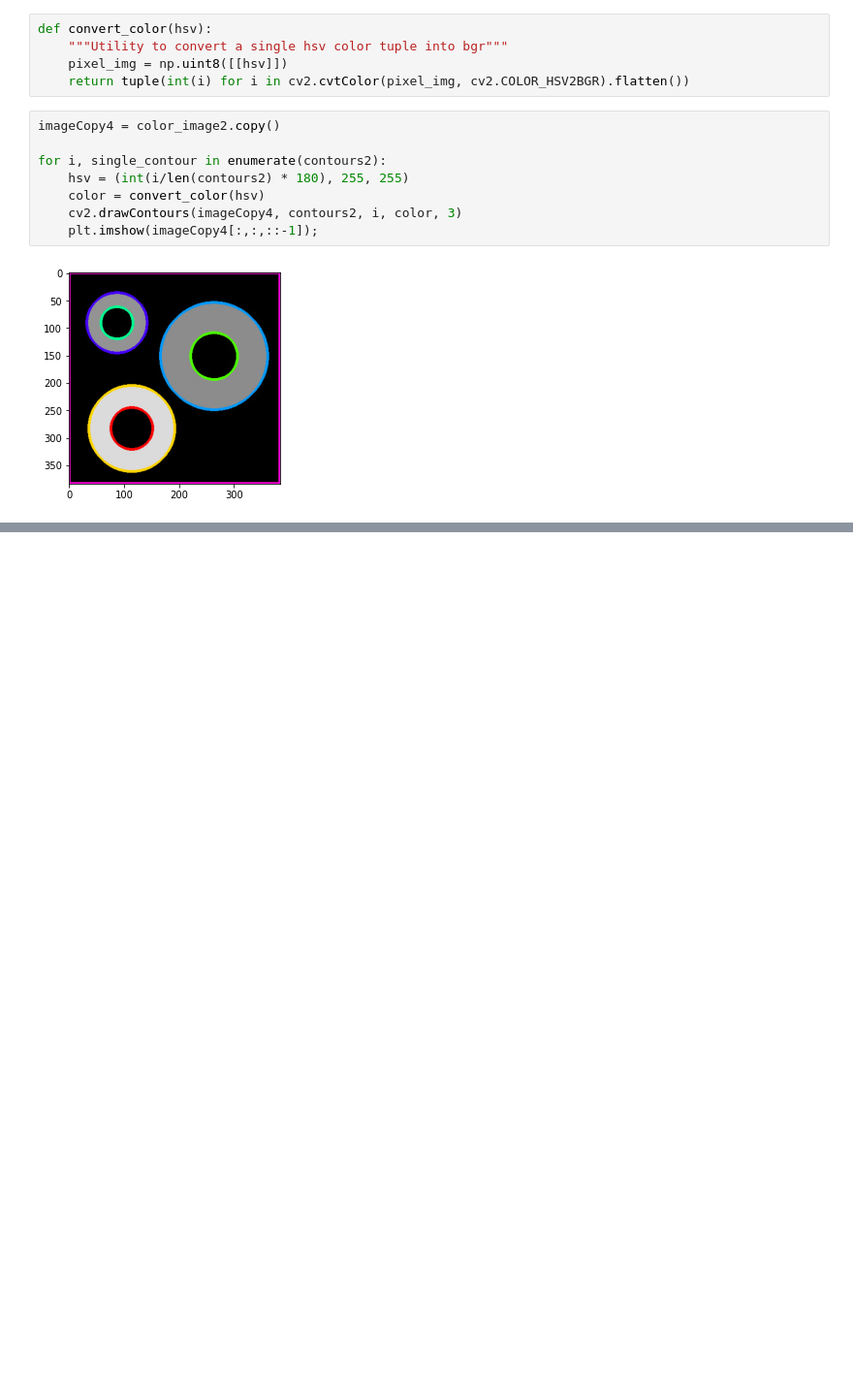
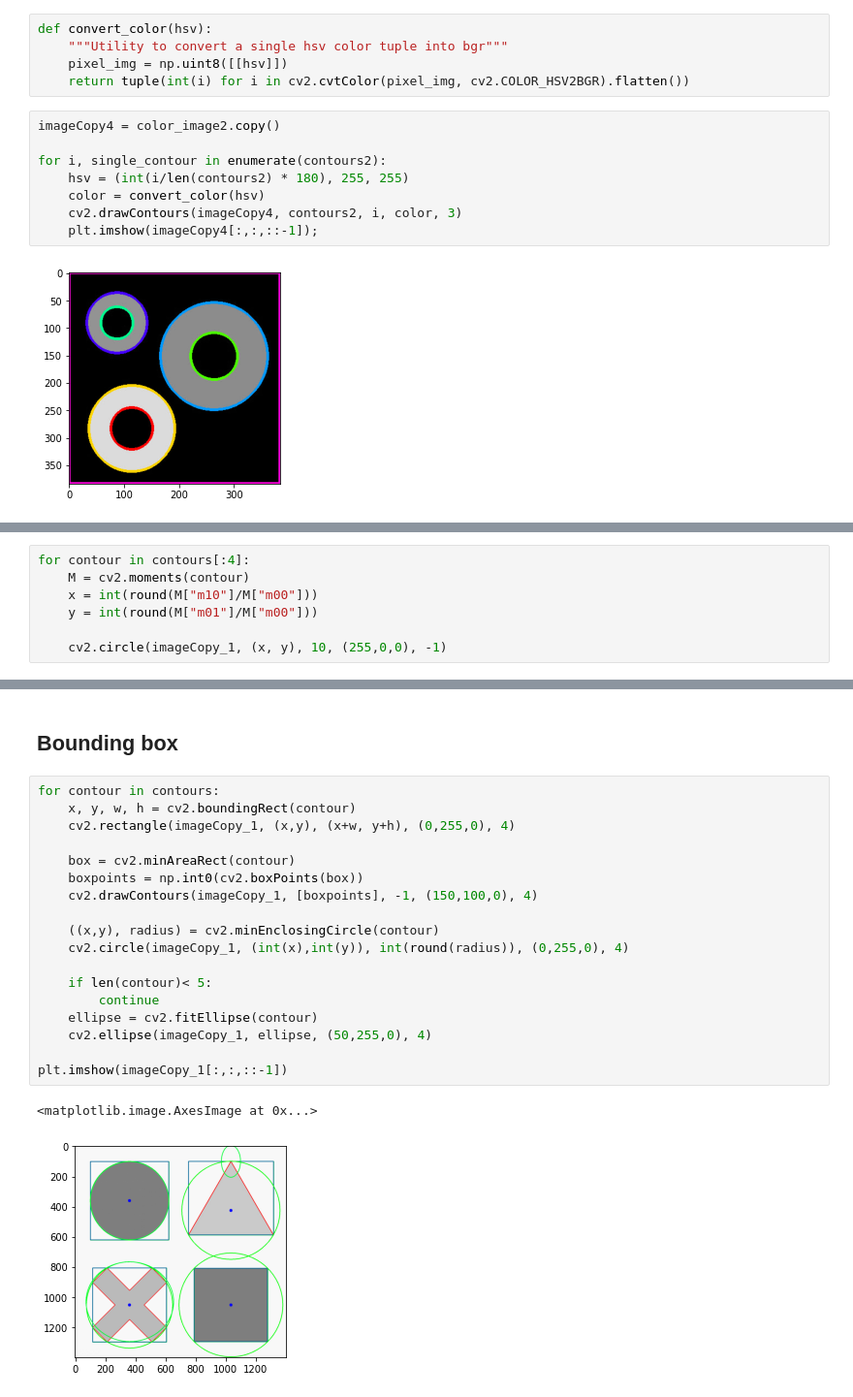
Before and after one commit to chinmaydas96/OpenCV-for-Beginner, a Jupyter notebook: Module-5-Contours/Test.ipynb, the cells around one changed output, grey strips where cells are left out. Shown: that part at 97% size. Drawn from its saved outputs; the diff is of its cells as text; blank space fills up the shorter version.

```diff
--- a/Module-5-Contours/Test.ipynb
+++ b/Module-5-Contours/Test.ipynb
@@ -105,0 +142,7 @@ for i, single_contour in enumerate(contours2):
+# %%
+for contour in contours[:4]:
+    M = cv2.moments(contour)
+    x = int(round(M["m10"]/M["m00"]))
+    y = int(round(M["m01"]/M["m00"]))
+
+    cv2.circle(imageCopy_1, (x, y), 10, (255,0,0), -1)
@@ -105,0 +164,23 @@ for i, single_contour in enumerate(contours2):
+# %% [markdown]
+## Bounding box
+# %%
+for contour in contours:
+    x, y, w, h = cv2.boundingRect(contour)
+    cv2.rectangle(imageCopy_1, (x,y), (x+w, y+h), (0,255,0), 4)
+
+    box = cv2.minAreaRect(contour)
+    boxpoints = np.int0(cv2.boxPoints(box))
+    cv2.drawContours(imageCopy_1, [boxpoints], -1, (150,100,0), 4)
+
+    ((x,y), radius) = cv2.minEnclosingCircle(contour)
+    cv2.circle(imageCopy_1, (int(x),int(y)), int(round(radius)), (0,255,0), 4)
+
+    if len(contour)< 5:
+        continue
+    ellipse = cv2.fitEllipse(contour)
+    cv2.ellipse(imageCopy_1, ellipse, (50,255,0), 4)
+
+plt.imshow(imageCopy_1[:,:,::-1])
+# %% [output]
+<matplotlib.image.AxesImage at 0x...>
+[figure, added]
```
Also changed, not shown: parts of 12 cells of this notebook.
